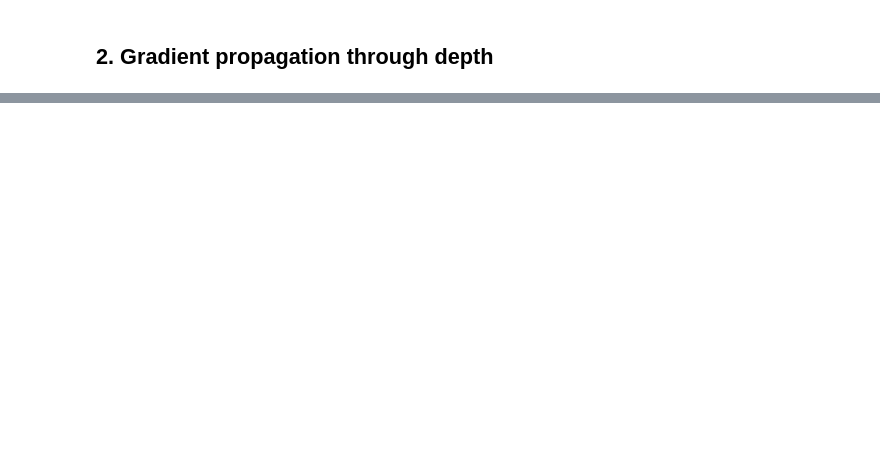
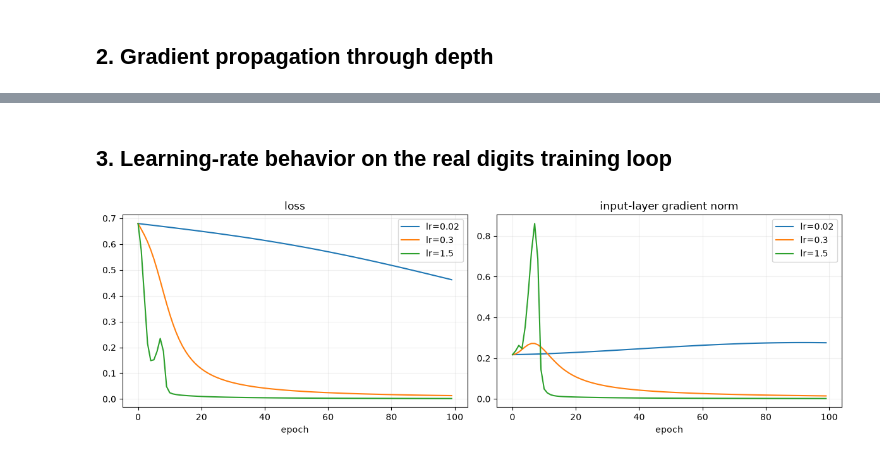
Before and after one commit to Akilankm/awesome-deep-learning-resource, a Jupyter notebook: artificial-neural-networks/08_training_dynamics_and_failure_modes.ipynb, the cells around one changed output, grey strips where cells are left out. Drawn from its saved outputs; the diff is of its cells as text; code cells hidden in the pictures; blank space fills up the shorter version.

```diff
--- a/artificial-neural-networks/08_training_dynamics_and_failure_modes.ipynb
+++ b/artificial-neural-networks/08_training_dynamics_and_failure_modes.ipynb
@@ -38,0 +45,19 @@ Neural-network training balances optimization, architecture, capacity, generaliz
+# %% [markdown]
+## 3. Learning-rate behavior on the real digits training loop
+# %%
+from sklearn.datasets import load_digits
+d=load_digits();m=np.isin(d.target,[0,1]);X=d.data[m]/16.;y=(d.target[m]==1).astype(float).reshape(-1,1)
+def curve(lr,scale,epochs=100):
+    rng=np.random.default_rng(3);W1=rng.normal(0,scale,(64,8));b1=np.zeros((1,8));W2=rng.normal(0,scale,(8,1));b2=np.zeros((1,1));out=[]
+    for ep in range(epochs):
+        h=np.tanh(X@W1+b1);p=1/(1+np.exp(-(h@W2+b2)));e=1e-9;loss=-np.mean(y*np.log(p+e)+(1-y)*np.log(1-p+e));dz=(p-y)/len(X);dW2=h.T@dz;dh=dz@W2.T;dz1=dh*(1-h**2);dW1=X.T@dz1
+        out.append((loss,np.linalg.norm(dW1)));W2-=lr*dW2;b2-=lr*dz.sum(0,keepdims=True);W1-=lr*dW1;b1-=lr*dz1.sum(0,keepdims=True)
+    return np.array(out)
+fig,axes=plt.subplots(1,2,figsize=(12,4))
+for lr in [.02,.3,1.5]:
+    c=curve(lr,.15);axes[0].plot(c[:,0],label=f'lr={lr}');axes[1].plot(c[:,1],label=f'lr={lr}')
+axes[0].set_title('loss');axes[1].set_title('input-layer gradient norm')
+for ax in axes:ax.legend();ax.grid(alpha=.2);ax.set_xlabel('epoch')
+plt.tight_layout();plt.show()
+# %% [output]
+[figure, added]
```
Also changed, not shown: parts of 15 cells of this notebook, 11 other files.
